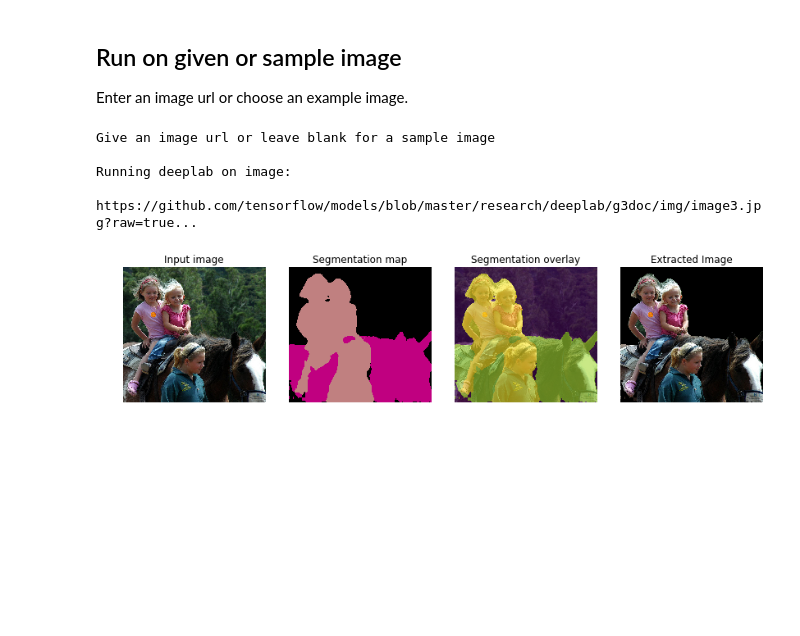
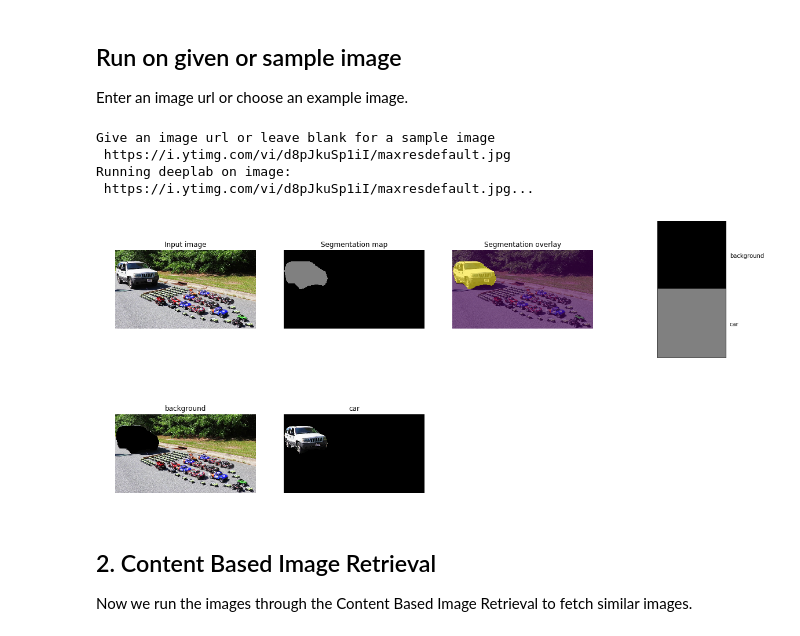
Before and after one commit to 96Asch/BP_Segmentation_based_Image_retrieval, a Jupyter notebook: segretrieve.ipynb, the cells around one changed output. Saved outputs shown, nothing was run; the diff lists cells and outputs as text; code cells hidden in the pictures; blank space fills up the shorter version.

Commit message:
add different extracted segments for retrieval

```diff
--- a/segretrieve.ipynb
+++ b/segretrieve.ipynb
@@ -125,8 +125,8 @@ def extract_segment_from_image(image, segment):
       segmented areas of the image.
 
   Returns:
-    return segment_out: A 2D array of RGB integer values that describe
-      the extracted segment from the original image.
+    return segment_out: A 3D array of RGB integer values that describe
+      each of the extracted segments from the original image.
 
   Raises:
     ValueError: If image is not of rank 3 or if segment is not of rank 2
@@ -143,11 +143,15 @@ def extract_segment_from_image(image, segment):
   if image.shape[:2] != segment.shape:
     raise RunTimeError('Image and segment are not same size')
 
-  segment_out = np.zeros(image.shape, dtype=int);
-  for i in range(image.shape[0]):
-    for j in range(image.shape[1]):
-        if segment[i][j] > 0:
-            segment_out[i][j] = image[i][j]
+  unique_segments = np.unique(segment)
+  segment_out_shape = (len(unique_segments), ) + image.shape
+  segment_out = np.zeros(segment_out_shape, dtype=np.uint8)
+
+  for h in range(len(unique_segments)):
+    for i in range(image.shape[0]):
+      for j in range(image.shape[1]):
+        if segment[i][j] == unique_segments[h]:
+          segment_out[h][i][j] = image[i][j]
   return segment_out
 # %% [markdown]
 The DeepLab model is trained on the PASCAL VOC2012 dataset. Therefore we manually set the labels that are used in the dataset
@@ -217,36 +225,37 @@ def vis_segmentation(image, seg_map, extract):
 
 Enter an image url or choose an example image.
 # %%
-SAMPLE_IMAGE = 'image3'  # @param ['image1', 'image2', 'image3']
-IMAGE_URL = ''
-
-_SAMPLE_URL = ('https://github.com/tensorflow/models/blob/master/research/'
-               'deeplab/g3doc/img/%s.jpg?raw=true')
-
+SAMPLE_IMG = 'demo_images/image1.jpg'
 
 def run_segmentation(url):
   """Inferences DeepLab model and visualizes result."""
-  try:
-    f = urllib.request.urlopen(url)
-    jpeg_str = f.read()
-    original_im = Image.open(BytesIO(jpeg_str))
-  except IOError:
-    print('Cannot retrieve image. Please check url: ' + url)
-    return
+  if url is SAMPLE_IMG:
+    original_im = Image.open(url)
+  else:
+    try:
+      f = urllib.request.urlopen(url)
+      jpeg_str = f.read()
+      original_im = Image.open(BytesIO(jpeg_str))
+    except IOError:
+      print('Cannot retrieve image. Please check url: ' + url)
 
   print('Running deeplab on image: \n %s...' % url)
   resized_im, seg_map = MODEL.run(original_im)
   extract = extract_segment_from_image(np.array(resized_im), seg_map)
   vis_segmentation(resized_im, seg_map, extract)
   return resized_im, extract
 
 IMAGE_URL = input('Give an image url or leave blank for a sample image\n')
-image_url = IMAGE_URL or _SAMPLE_URL % SAMPLE_IMAGE
+image_url = IMAGE_URL or SAMPLE_IMG
 
-ORIGINAL,EXTRACT = run_segmentation(image_url)
+ORIGINAL, EXTRACT = run_segmentation(image_url)
 # %% [output]
 Give an image url or leave blank for a sample image
-
+ https://i.ytimg.com/vi/d8pJkuSp1iI/maxresdefault.jpg
 Running deeplab on image:
- https://github.com/tensorflow/models/blob/master/research/deeplab/g3doc/img/image3.jpg?raw=true...
+ https://i.ytimg.com/vi/d8pJkuSp1iI/maxresdefault.jpg...
-[figure, old version]
+[figure, new version]
+# %% [markdown]
+## 2. Content Based Image Retrieval
+
+Now we run the images through the Content Based Image Retrieval to fetch similar images.
```
Also changed, not shown: parts of 2 cells of this notebook, 3 other files.
